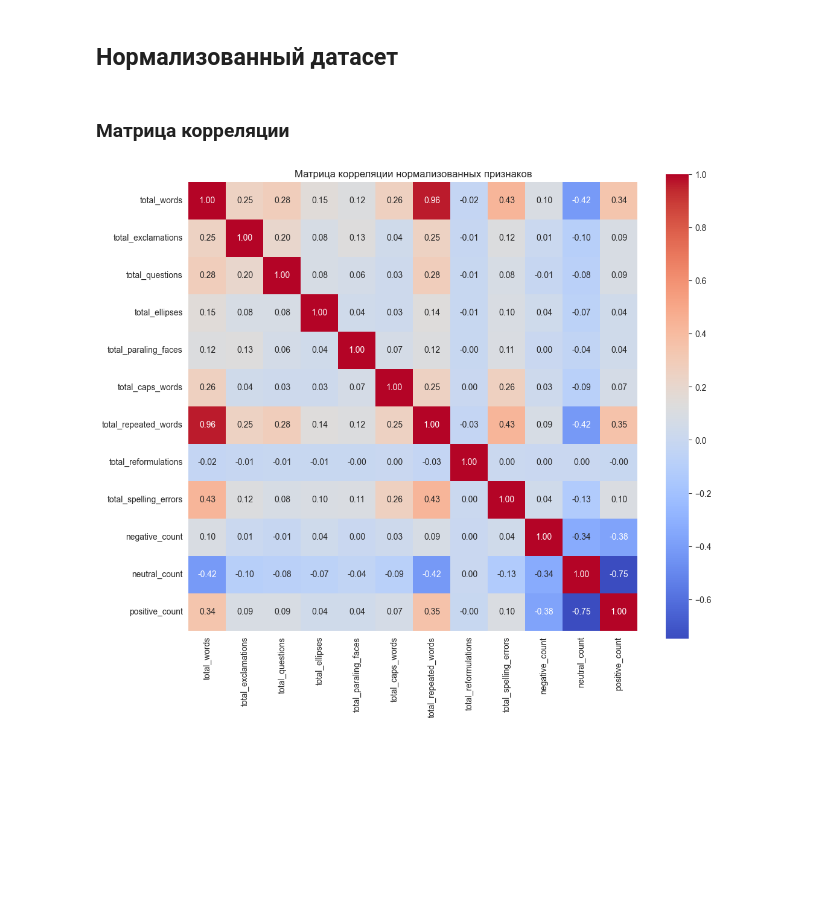
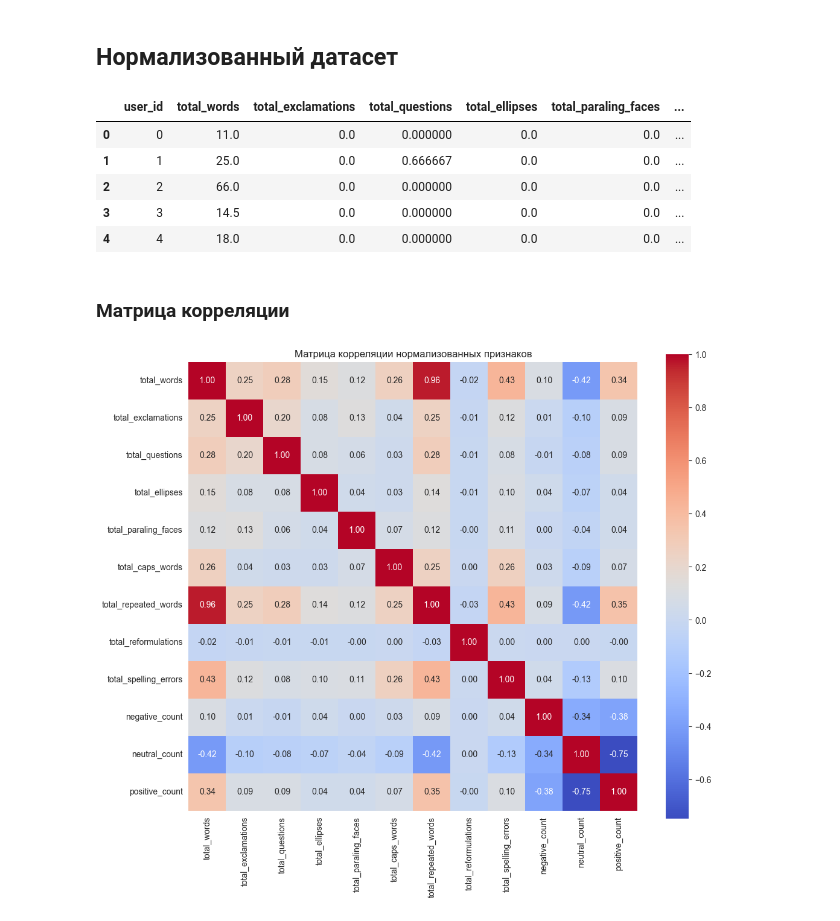
Before and after one commit to hqdem/user-pattern-analysis, a Jupyter notebook: src/clusterization/kmeans/kmeans.ipynb, the cells around one changed output. Saved outputs shown, nothing was run; the diff lists cells and outputs as text; code cells hidden in the pictures; blank space fills up the shorter version.

```diff
--- a/src/clusterization/kmeans/kmeans.ipynb
+++ b/src/clusterization/kmeans/kmeans.ipynb
@@ -7,6 +7,14 @@ import pandas as pd
 os.chdir('../../../')
 # %%
 df_normalized = pd.read_csv('data/lmsys-chat-1m/processed/features_normalized.csv',)
+df_normalized.head()
+# %% [output]
+|  | user_id | total_words | total_exclamations | total_questions | total_ellipses | total_paraling_faces | ... |
+| 0 | 0 | 11.0 | 0.0 | 0.000000 | 0.0 | 0.0 | ... |
+| 1 | 1 | 25.0 | 0.0 | 0.666667 | 0.0 | 0.0 | ... |
+| 2 | 2 | 66.0 | 0.0 | 0.000000 | 0.0 | 0.0 | ... |
+| 3 | 3 | 14.5 | 0.0 | 0.000000 | 0.0 | 0.0 | ... |
+| 4 | 4 | 18.0 | 0.0 | 0.000000 | 0.0 | 0.0 | ... |
 # %% [markdown]
 ### Матрица корреляции
 # %%
```
Also changed, not shown: 9 other files.
